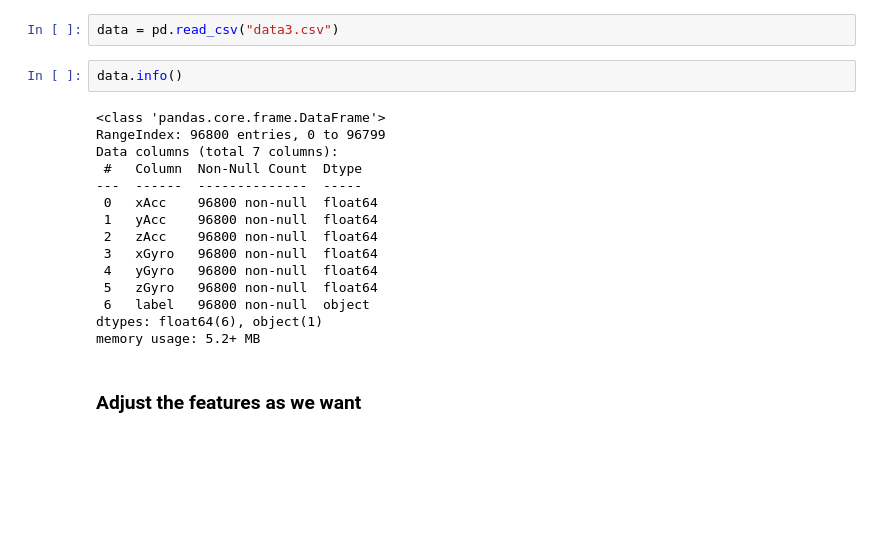
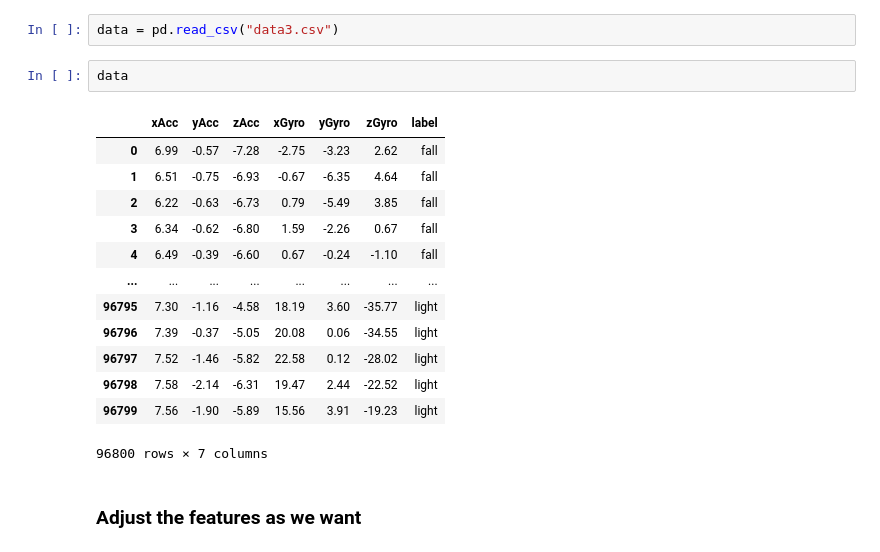
Before and after one commit to nicolagrieco00/Fall_or_not_to_fall, a Jupyter notebook: first_algo.ipynb, the cells around one changed output. Drawn from its saved outputs; the diff is of its cells as text; blank space fills up the shorter version.

```diff
--- a/first_algo.ipynb
+++ b/first_algo.ipynb
@@ -4,22 +4,21 @@ import numpy as np
 # %%
 data = pd.read_csv("data3.csv")
 # %%
-data.info()
+data
 # %% [output]
+|  | xAcc | yAcc | zAcc | xGyro | yGyro | zGyro | label |
+| 0 | 6.99 | -0.57 | -7.28 | -2.75 | -3.23 | 2.62 | fall |
+| 1 | 6.51 | -0.75 | -6.93 | -0.67 | -6.35 | 4.64 | fall |
+| 2 | 6.22 | -0.63 | -6.73 | 0.79 | -5.49 | 3.85 | fall |
+| 3 | 6.34 | -0.62 | -6.80 | 1.59 | -2.26 | 0.67 | fall |
+| 4 | 6.49 | -0.39 | -6.60 | 0.67 | -0.24 | -1.10 | fall |
+| ... | ... | ... | ... | ... | ... | ... | ... |
+| 96795 | 7.30 | -1.16 | -4.58 | 18.19 | 3.60 | -35.77 | light |
+| 96796 | 7.39 | -0.37 | -5.05 | 20.08 | 0.06 | -34.55 | light |
+| 96797 | 7.52 | -1.46 | -5.82 | 22.58 | 0.12 | -28.02 | light |
+| 96798 | 7.58 | -2.14 | -6.31 | 19.47 | 2.44 | -22.52 | light |
+| 96799 | 7.56 | -1.90 | -5.89 | 15.56 | 3.91 | -19.23 | light |
-<class 'pandas.core.frame.DataFrame'>
-RangeIndex: 96800 entries, 0 to 96799
-Data columns (total 7 columns):
- #   Column  Non-Null Count  Dtype
----  ------  --------------  -----
- 0   xAcc    96800 non-null  float64
- 1   yAcc    96800 non-null  float64
- 2   zAcc    96800 non-null  float64
- 3   xGyro   96800 non-null  float64
- 4   yGyro   96800 non-null  float64
- 5   zGyro   96800 non-null  float64
- 6   label   96800 non-null  object
-dtypes: float64(6), object(1)
-memory usage: 5.2+ MB
+96800 rows × 7 columns
 # %% [markdown]
 ### Adjust the features as we want
 # %%
```
Also changed, not shown: parts of 3 cells of this notebook.
